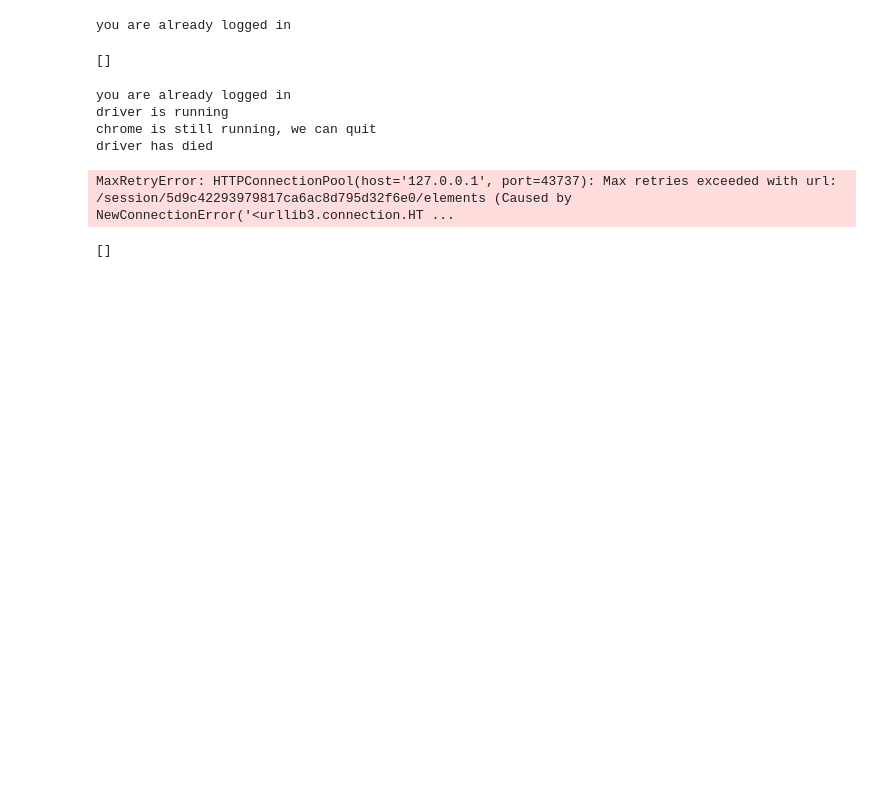
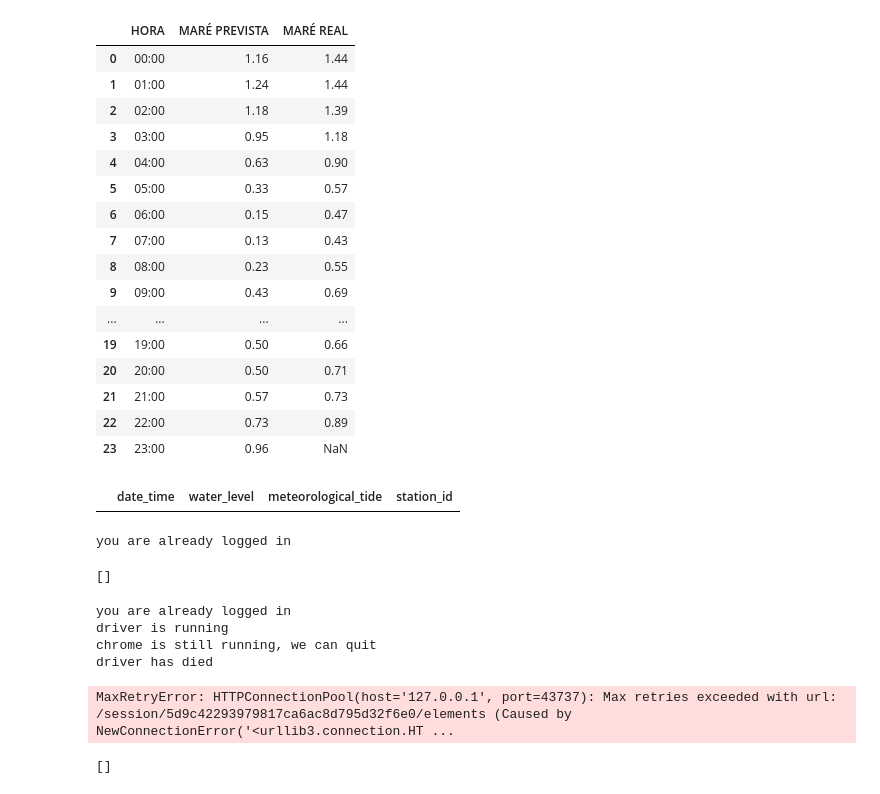
Before and after one commit to soutobias/oceanoobsbrasil, a Jupyter notebook: notebooks/tide_santos.ipynb, the cells around one changed output. Cells and saved outputs as stored; diff of their text form; code cells hidden in the pictures; blank space fills up the shorter version.

```diff
--- a/notebooks/tide_santos.ipynb
+++ b/notebooks/tide_santos.ipynb
@@ -36,3 +84,27 @@ KeyboardInterrupt:
+# %%
+pd.read_html(t.driver.page_source)[1]
+# %% [output]
+|  | HORA | MARÉ PREVISTA | MARÉ REAL |
+| 0 | 00:00 | 1.16 | 1.44 |
+| 1 | 01:00 | 1.24 | 1.44 |
+| 2 | 02:00 | 1.18 | 1.39 |
+| 3 | 03:00 | 0.95 | 1.18 |
+| 4 | 04:00 | 0.63 | 0.90 |
+| 5 | 05:00 | 0.33 | 0.57 |
+| 6 | 06:00 | 0.15 | 0.47 |
+| 7 | 07:00 | 0.13 | 0.43 |
+| 8 | 08:00 | 0.23 | 0.55 |
+| 9 | 09:00 | 0.43 | 0.69 |
+| ... | ... | ... | ... |
+| 19 | 19:00 | 0.50 | 0.66 |
+| 20 | 20:00 | 0.50 | 0.71 |
+| 21 | 21:00 | 0.57 | 0.73 |
+| 22 | 22:00 | 0.73 | 0.89 |
+| 23 | 23:00 | 0.96 | NaN |
+# %%
+t.result
+# %% [output]
+|  | date_time | water_level | meteorological_tide | station_id |
 # %%
 driver.find_elements_by_xpath("//img[@alt='Ver Marégrafo']")
 # %%
```
Also changed, not shown: parts of 6 cells of this notebook, 1 other file.
